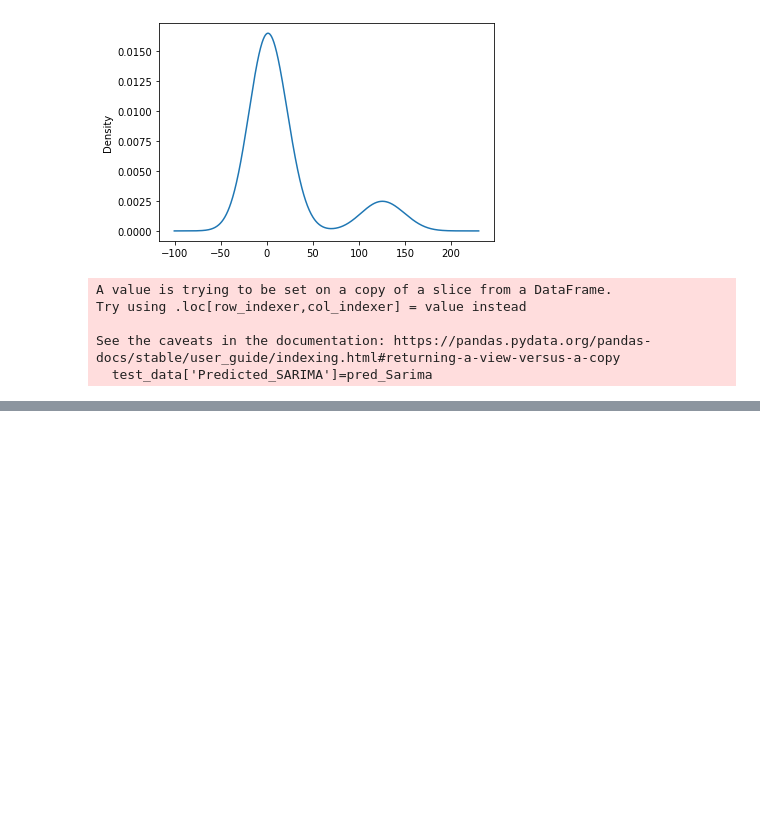
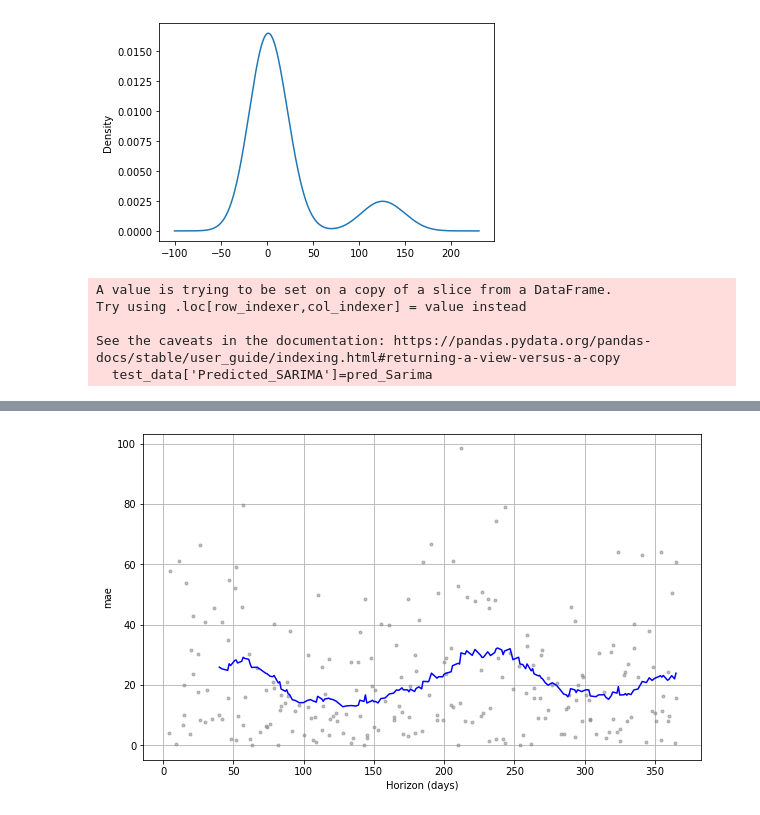
Before and after one commit to AveshVerma/Time-Series-Forecasting-using-SARIMA, a Jupyter notebook: Time-Series-EDA_Tesla-Modelling_Airline.ipynb, the cells around one changed output, grey strips where cells are left out. Saved outputs shown, nothing was run; the diff lists cells and outputs as text; code cells hidden in the pictures; blank space fills up the shorter version.

```diff
--- a/Time-Series-EDA_Tesla-Modelling_Airline.ipynb
+++ b/Time-Series-EDA_Tesla-Modelling_Airline.ipynb
@@ -590,0 +622,2 @@ test_data[['Thousands of Passengers','Predicted_SARIMA','Predicted_ARIMA']].plot
+# %%
+df = df[['Month', 'Thousands of Passengers']]
@@ -590,0 +695,5 @@ test_data[['Thousands of Passengers','Predicted_SARIMA','Predicted_ARIMA']].plot
+# %%
+from fbprophet.diagnostics import cross_validation
+
+df_cv = cross_validation(model, initial = '730 days', period = '180 days', horizon = '365 days')
+df_cv.head()
@@ -590,0 +722,6 @@ test_data[['Thousands of Passengers','Predicted_SARIMA','Predicted_ARIMA']].plot
+# %%
+from fbprophet.plot import plot_cross_validation_metric
+
+fig = plot_cross_validation_metric(df_cv, metric = 'mae')
+# %% [output]
+[figure, added]
```
Also changed, not shown: parts of 55 cells of this notebook, 4 other files.
